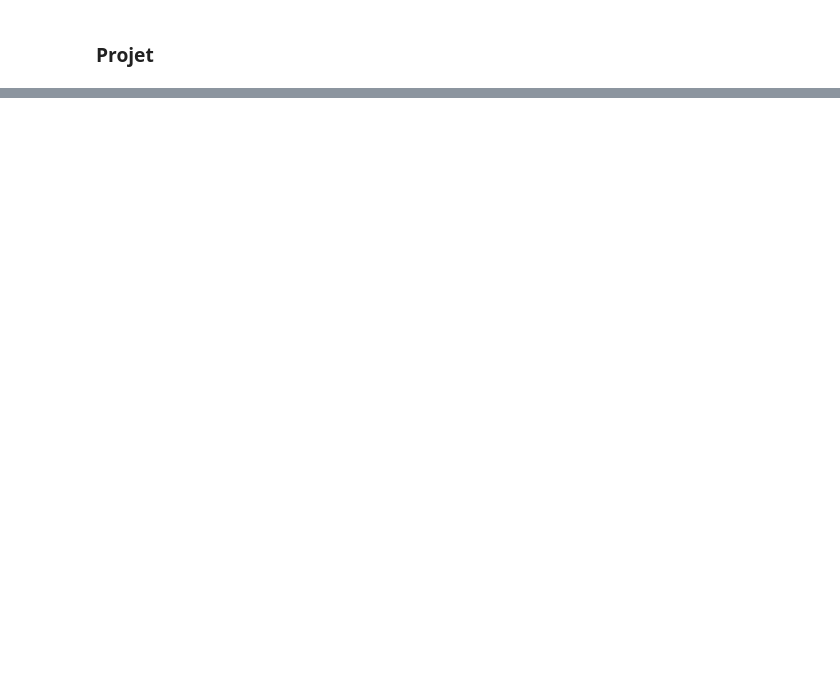
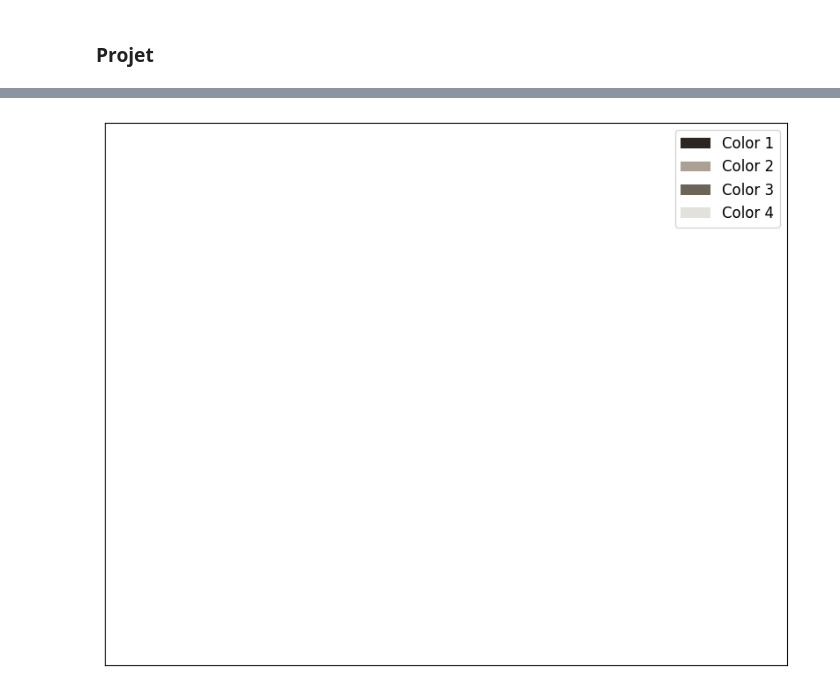
Before and after one commit to Ottera0/data-course-project, a Jupyter notebook: scripts/dataset.ipynb, the cells around one changed output, grey strips where cells are left out. Saved outputs shown, nothing was run; the diff lists cells and outputs as text; code cells hidden in the pictures; blank space fills up the shorter version.

Commit message:
extraction color + tags

```diff
--- a/scripts/dataset.ipynb
+++ b/scripts/dataset.ipynb
@@ -109,0 +190,97 @@ Image téléchargée avec succès : http://commons.wikimedia.org/wiki/Special:Fi
+# %%
+import json
+import numpy as np
+import os
+import matplotlib.pyplot as plt
+from sklearn.cluster import KMeans
+from PIL import Image
+
+
+#we are getting the average color of all images here to tag them otherwise
+#it would be too long to do it for each image but the idea is the same
+
+
+# Load original metadata
+with open('images/image_metadata.json') as f:
+    images_metadata = json.load(f)
+
+# Function to convert RGB color to hex
+def convert_color_to_hex(color):
+    return '#{:02x}{:02x}{:02x}'.format(int(color[0]), int(color[1]), int(color[2]))
+
+# Function to find predominant colors using KMeans clustering
+def find_dominant_colors(image_np, num_colors=4):
+    kmeans = KMeans(n_clusters=num_colors)
+    kmeans.fit(image_np)
+    colors = kmeans.cluster_centers_
+    return colors
+
+# Function to downsample an image to reduce memory usage
+def downsample_image(image, max_size=256):
+    """Downsample the image to reduce its size."""
+    factor = min(max_size / max(image.size), 1)
+    size = int(factor * image.size[0]), int(factor * image.size[1])
+    return image.resize(size, Image.ANTIALIAS)
+
+# Function to check if the file is an image based on its extension
+def is_image_file(filename):
+    valid_image_extensions = ['.jpg', '.jpeg', '.png', '.gif', '.bmp', '.tiff', '.webp']
+    return any(filename.lower().endswith(ext) for ext in valid_image_extensions)
+
+
+# Function to plot color bars
+def plot_color_bars(colors, counts):
+    bars = []
+    for color in colors:
+        bars.append(plt.Rectangle((0,0),1,1,fc=color/255.))
+    plt.figure(figsize=(10, 8))
+    plt.legend(bars, [f'Color {i+1}' for i in range(len(bars))], loc='best', fontsize=12)
+    plt.xticks([])
+    plt.yticks([])
+    plt.show()
+
+
+
+
+# Collect all colors from all images
+all_colors = np.array([]).reshape(0, 3)
+
+for metadata in images_metadata:
+    image_name = metadata['image_name']
+    if not is_image_file(image_name):
+        continue  # Skip files that aren't images
+
+    image_path = os.path.join('images', image_name)
+    with Image.open(image_path) as img:
+        # Ensure the image is in RGB mode and downsample it
+        if img.mode != 'RGB':
+            img = img.convert('RGB')
+        img = downsample_image(img)
+        image_np = np.array(img)
+        all_colors = np.vstack((all_colors, image_np.reshape((-1, 3))))
+
+# Find the 4 most dominant colors across all images
+dominant_colors = find_dominant_colors(all_colors, num_colors=4)
+hex_colors = [convert_color_to_hex(color) for color in dominant_colors]
+
+# Plot dominant colors
+plot_color_bars(dominant_colors, [1]*4)  # We just want to show colors, so count is 1
+
+# Process each image and update metadata with the common dominant colors and the 'dog' tag
+processed_images_metadata = []
+for metadata in images_metadata:
+    # Append new data to the processed_images_metadata list
+    processed_images_metadata.append({
+        'image_name': metadata['image_name'],
+        'dominant_colors': hex_colors,  # The common dominant colors
+        'user_tags': ['dog']  # The 'dog' tag
+    })
+
+# Save the new processed metadata to a separate JSON file
+new_metadata_file_path = 'images/processed_image_metadata.json'
+with open(new_metadata_file_path, 'w') as f:
+    json.dump(processed_images_metadata, f, indent=4)
+
+print("New processed metadata stored successfully.")
+# %% [output]
+[figure, added]
```
Also changed, not shown: parts of 5 cells of this notebook, 2 other files.
